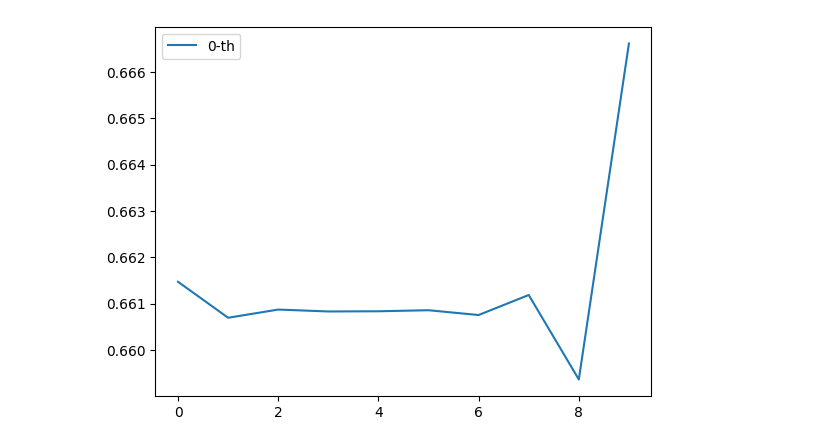
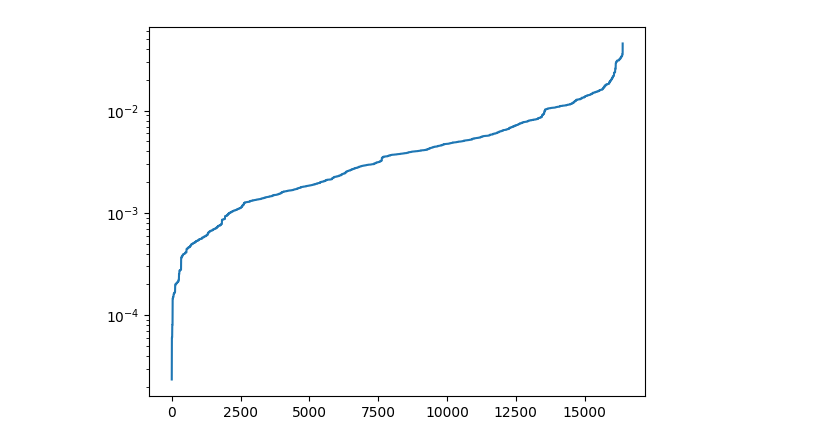
Before and after one commit to XingyuZhang2018/ADMPS.jl, a Jupyter notebook: run/spec.ipynb, the cells around one changed output. Saved outputs shown, nothing was run; the diff lists cells and outputs as text; code cells hidden in the pictures.

```diff
--- a/run/spec.ipynb
+++ b/run/spec.ipynb
@@ -40,12 +44,11 @@ def plotspec(M,L,bc,mode=1):
         H = expand(H,M)
     H = jnp.einsum("ijil->jl",H)
 
-    w,v = jnp.linalg.eig(H)
-    for m in range(mode):
-        plt.plot(np.arange(L), measure(v[:,m],L),'-',label="{}-th".format(m))
-    plt.legend()
+    w,v = scipy.sparse.linalg.eigs(np.array(H),k=1)
+    plt.plot(np.arange(2**L), np.sort(np.abs(v.flatten())),'-')
+    plt.yscale('log')
     plt.show()
 # %%
-plotspec(Mr,10,np.array([[1.0,0.0],[1.0,1.0]]),mode=1)
+plotspec(M,14,np.array([[1.0,0.0],[0.0,1.0]]),mode=6)
 # %% [output]
-[figure, old version]
+[figure, new version]
```
Also changed, not shown: parts of 3 cells of this notebook, 27 other files.
